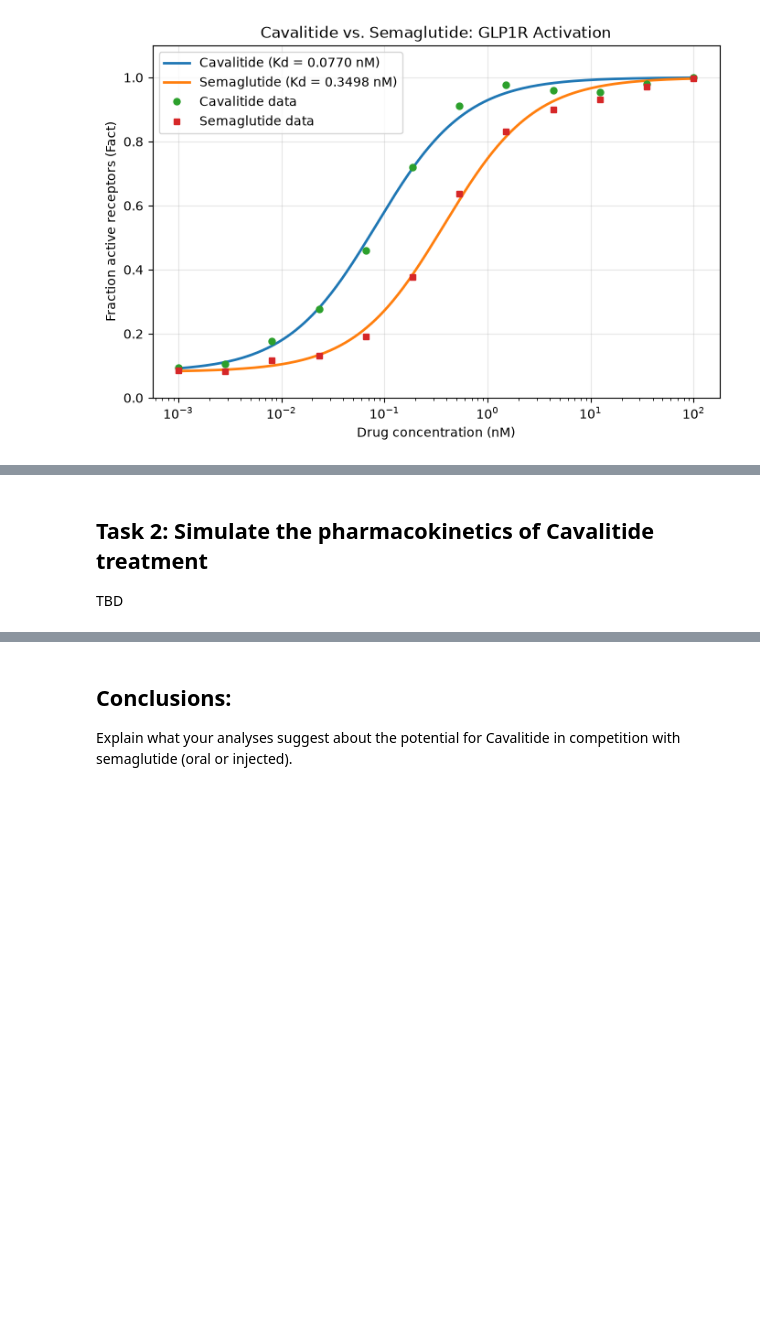
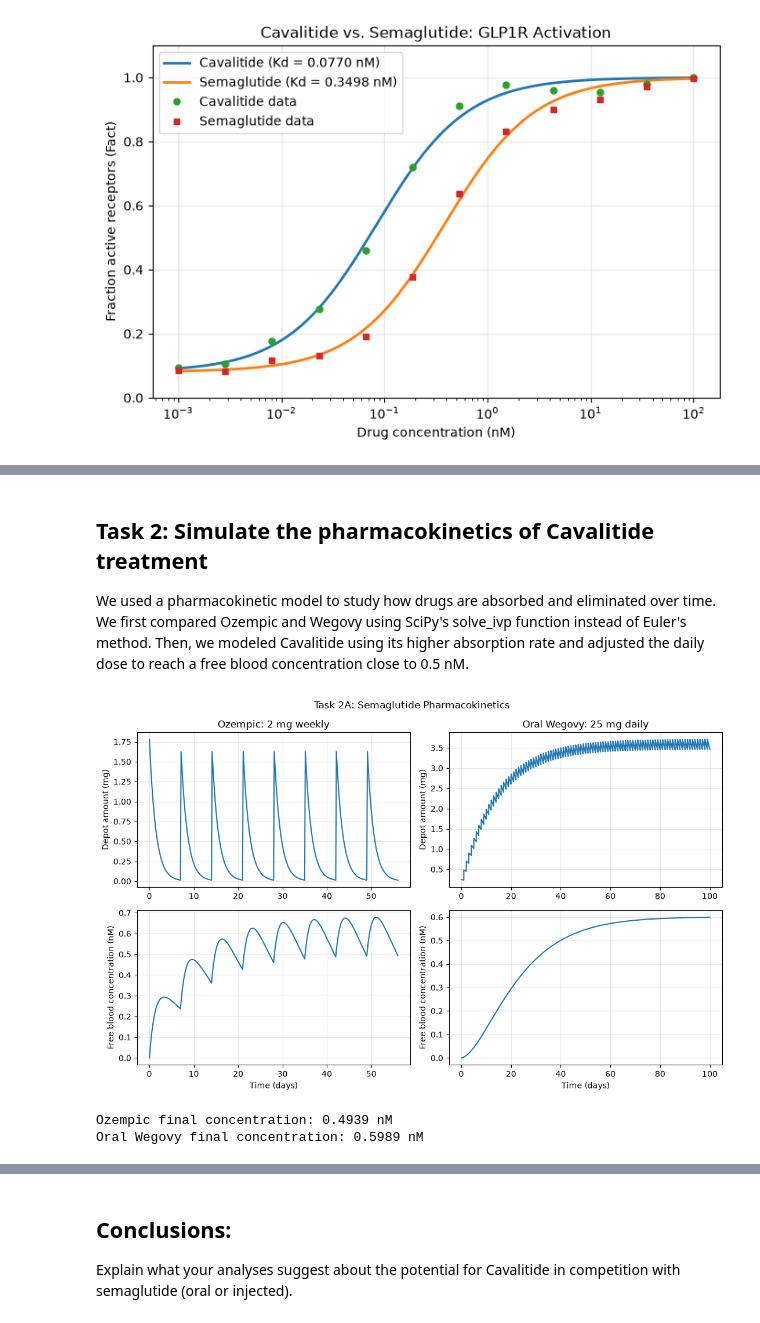
Before and after one commit to aloniabghirmay/BME2315_Module3, a Jupyter notebook: Module3_Project_Aloniab_Mona.ipynb, the cells around one changed output, grey strips where cells are left out. Saved outputs shown, nothing was run; the diff lists cells and outputs as text; code cells hidden in the pictures; blank space fills up the shorter version.

```diff
--- a/Module3_Project_Aloniab_Mona.ipynb
+++ b/Module3_Project_Aloniab_Mona.ipynb
@@ -174,4 +175,4 @@ Task 1 :  Results & Interpretation
 # %% [markdown]
 ## Task 2: Simulate the pharmacokinetics of Cavalitide treatment
 
-TBD
+We used a pharmacokinetic model to study how drugs are absorbed and eliminated over time. We first compared Ozempic and Wegovy using SciPy's solve_ivp function instead of Euler's method. Then, we modeled Cavalitide using its higher absorption rate and adjusted the daily dose to reach a free blood concentration close to 0.5 nM.
@@ -177,0 +248,52 @@ TBD
+# %%
+
+# Ozempic: 2 mg once a week
+t_oz, A_oz, C_oz = simulate_pk(
+    dose=2.0,
+    Favailable=0.89,
+    ka=0.029,
+    interval=168,
+    n_doses=8
+)
+
+# Wegovy: 25 mg daily pill
+t_weg, A_weg, C_weg = simulate_pk(
+    dose=25.0,
+    Favailable=0.01,
+    ka=0.0029,
+    interval=24,
+    n_doses=100
+)
+
+# Compare how both drugs change over time
+fig, axs = plt.subplots(2, 2, figsize=(11, 7))
+
+for col, (drug, t, A, C) in enumerate([
+    ("Ozempic: 2 mg weekly", t_oz, A_oz, C_oz),
+    ("Oral Wegovy: 25 mg daily", t_weg, A_weg, C_weg)
+]):
+
+    axs[0, col].plot(t, A)
+    axs[0, col].set_title(drug)
+    axs[0, col].set_ylabel("Depot amount (mg)")
+
+    axs[1, col].plot(t, C)
+    axs[1, col].set_xlabel("Time (days)")
+    axs[1, col].set_ylabel("Free blood concentration (nM)")
+
+    for ax in axs[:, col]:
+        ax.grid(True, alpha=0.3)
+
+fig.suptitle("Task 2A: Semaglutide Pharmacokinetics")
+plt.tight_layout()
+
+plt.savefig("Task2A_Ozempic_Wegovy.png", dpi=300)
+plt.show()
+
+# Check the final concentrations
+print(f"Ozempic final concentration: {C_oz[-1]:.4f} nM")
+print(f"Oral Wegovy final concentration: {C_weg[-1]:.4f} nM")
+# %% [output]
+[figure, added]
+Ozempic final concentration: 0.4939 nM
+Oral Wegovy final concentration: 0.5989 nM
```
Also changed, not shown: parts of 10 cells of this notebook, 5 other files.
